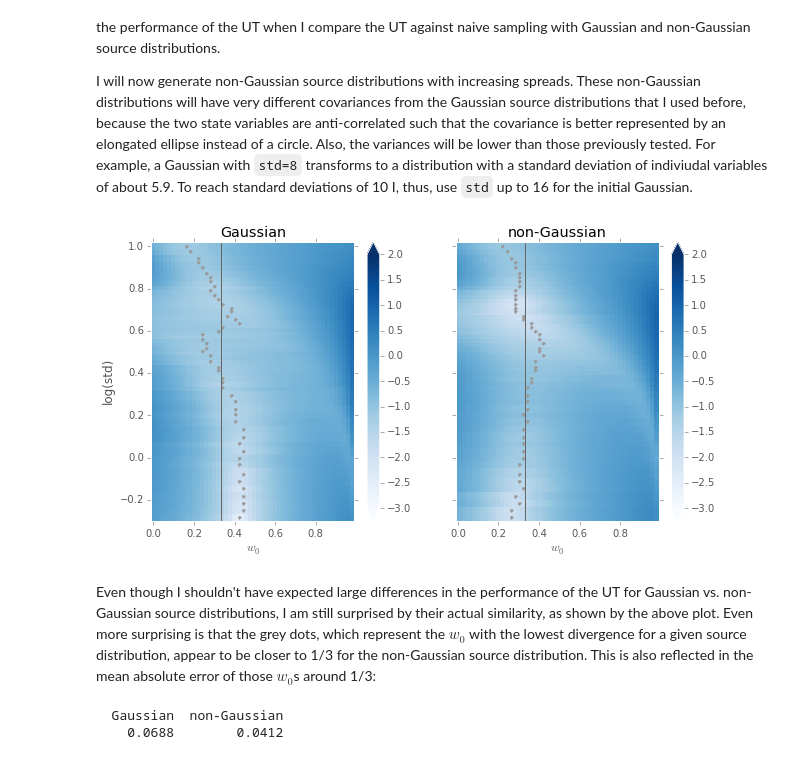
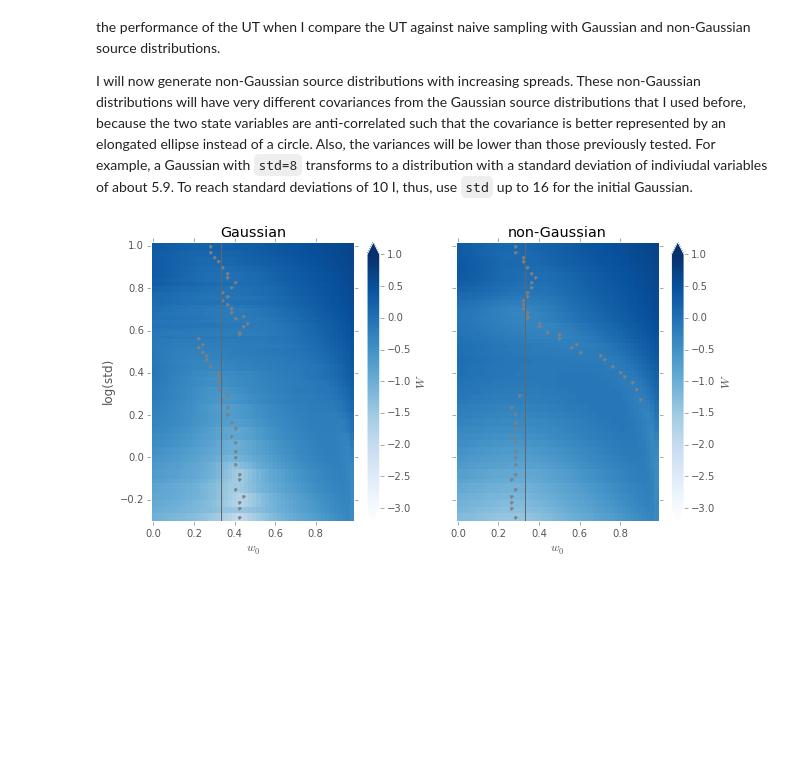
Before and after one commit to sbitzer/UKF-exposed, a Jupyter notebook: UKF.ipynb, the cells around one changed output. Cells and saved outputs as stored; diff of their text form; code cells hidden in the pictures; blank space fills up the shorter version.

```diff
--- a/UKF.ipynb
+++ b/UKF.ipynb
@@ -1545,9 +1523,9 @@ Seeing that the UT is not perfect in higher dimensions, I am now interested in h
 # %%
 # function that estimates the smallest number of samples that gives a desired gamma
-def estimateNsample(mean, cov, trfun, trmean, trcov, KLUT, gamma, nsample=10, nrep=100):
+def estimateNsample(mean, cov, trfun, trmean, trcov, DisUT, gamma, nsample=10, nrep=100):
     gammaest = -np.inf
     while gammaest < gamma or np.isnan(gammaest):
-        KLs = np.zeros(nrep)
+        Dis = np.zeros(nrep)
 
         for rep in range(nrep):
             # for small number of samples it can happen that the
@@ -1558,15 +1536,15 @@ def estimateNsample(mean, cov, trfun, trmean, trcov, KLUT, gamma, nsample=10, nr
                 means, covs, _ = naiveSamplingEstimate(mean, cov, trfun, nsample)
 
                 try:
-                    KLs[rep] = KLGauss(trmean, trcov, means, covs)
+                    Dis[rep] = WassDist(trmean, trcov, means, covs)
                 except linalg.LinAlgError:
                     pass
                 else:
                     singular = False
 
-        gammaest = (KLs < KLUT).sum() / float(nrep)
+        gammaest = (Dis < DisUT).sum() / float(nrep)
 
         nsample += 1
 
-    return nsample - 1, np.mean(KLs)
+    return nsample - 1, np.mean(Dis)
 # %% [markdown]
@@ -1581,26 +1559,26 @@ gamma = 0.9
 uti = 4
 print "UT: " + UTs[uti]._name + '\n'
 
-KLstmp = np.copy(KLs)
+Distmp = np.copy(Dis)
 
 # uncomment this to check the increase of samples for fixed divergence
 # KLstmp[:, uti, :] = np.ones((num, 2))
 
 Nsamples = np.zeros((num, 3))
-KLmeans = np.zeros((num, 2))
+Dismeans = np.zeros((num, 2))
 for ndi, nd in enumerate(nds):
     # set dimensionality of dynamics
     bam.nd = nd
     dynfun = lambda x: x + dt * bam.dynfun(x)
 
-    Nsamples[ndi, 0], KLmeans[ndi, 0] = estimateNsample(Z[ndi], C[ndi], bam.obsfun,
+    Nsamples[ndi, 0], Dismeans[ndi, 0] = estimateNsample(Z[ndi], C[ndi], bam.obsfun,
                                                         meantrueobs[:, ndi],
                                                         covtrueobs[:, :, ndi],
-                                                        KLstmp[ndi, uti, 0],
+                                                        Distmp[ndi, uti, 0],
                                                         gamma, nsample=nd)
-    Nsamples[ndi, 1], KLmeans[ndi, 1] = estimateNsample(Z[ndi], C[ndi], dynfun,
+    Nsamples[ndi, 1], Dismeans[ndi, 1] = estimateNsample(Z[ndi], C[ndi], dynfun,
                                                         meantruedyn[ndi],
-                                                        covtruedyn[ndi], KLstmp[ndi, uti, 1],
+                                                        covtruedyn[ndi], Distmp[ndi, uti, 1],
                                                         gamma, nsample=nd)
     UTs[uti].D = nd
     Nsamples[ndi, 2] = UTs[uti].N
@@ -1608,8 +1586,8 @@ for ndi, nd in enumerate(nds):
 print "estimated number of samples:"
 print pandas.DataFrame(Nsamples, ndlabels, ['obs', 'dyn', 'UT']).to_string()
 
-print "\n" + "corresponding mean KL divergences:"
-print pandas.DataFrame(np.c_[KLmeans[:, 0], KLstmp[:, uti, 0], KLmeans[:, 1], KLstmp[:, uti, 1]],
+print "\n" + "corresponding mean Wasserstein distances:"
+print pandas.DataFrame(np.c_[Dismeans[:, 0], Distmp[:, uti, 0], Dismeans[:, 1], Distmp[:, uti, 1]],
                        ndlabels, ['obs', 'UT obs', 'dyn', 'UT dyn']).to_string()
 # %% [output]
 test point: stable fixed point
@@ -1693,7 +1669,7 @@ nut = W0.size
 stds = np.logspace(-1, 1, 50)
 num = stds.size
 
-KLs = np.zeros((num, nut, 2))
+Dis = np.zeros((num, nut, 2))
 for stdi, std in enumerate(stds):
     # set spread of source distribution
     C = std**2 * np.eye(nd)
@@ -1710,11 +1686,11 @@ for stdi, std in enumerate(stds):
     for w0i, w0 in enumerate(W0):
         ut_mean.w0 = w0
         meanUT, covUT = ut_mean.performUT(Z, C, bam.obsfun)
-        KLs[stdi, w0i, 0] = KLGauss(meantrue[:, 0], covtrue[:, :, 0], meanUT, covUT)
+        Dis[stdi, w0i, 0] = WassDist(meantrue[:, 0], covtrue[:, :, 0], meanUT, covUT)
 
         meanUT, covUT = ut_mean.performUT(Z, C, dynfun)
-        KLs[stdi, w0i, 1] = KLGauss(meantrue[:, 1], covtrue[:, :, 1], meanUT, covUT)
+        Dis[stdi, w0i, 1] = WassDist(meantrue[:, 1], covtrue[:, :, 1], meanUT, covUT)
 
-ax = aux.plotKLcontours(W0, np.log10(stds), KLs, titles=funlabels)
+ax = aux.plotKLcontours(W0, np.log10(stds), Dis, titles=funlabels)
 # %% [output]
 test point: stable fixed point
@@ -1823,47 +1795,38 @@ num = stds.size
 
 # dimensions: stds, w0, dist
 stdstr = np.zeros(num)
-KLs = np.zeros((num, nut, 2))
+Dis = np.zeros((num, nut, 2))
 for stdi, std in enumerate(stds):
     # set spread of initial source distribution
     C = std**2 * np.eye(nd)
 
     # get non-Gaussian source distribution
     meantrue = np.zeros((nd, 2))
     covtrue = np.zeros((nd, nd, 2))
     Strue = np.zeros((nd, nsample, 2))
     mean0, cov0, S0 = naiveSamplingEstimate(Z, C, dynfun, nsample)
 
     stdstr[stdi] = np.sqrt(cov0[0, 0])
 
     # transform by assuming Gaussian source with corresponding mean and cov
     meantrue[:, 0], covtrue[:, :, 0], Strue[:, :, 0] = \
         naiveSamplingEstimate(mean0, cov0, dynfun, nsample)
 
     # transform true non-Gaussian distribution
     meantrue[:, 1], covtrue[:, :, 1], Strue[:, :, 1] = \
         naiveSamplingEstimate(S0, None, dynfun)
 
     for w0i, w0 in enumerate(W0):
         # use UT to approximate double transformed distribution
         ut_mean.w0 = w0
         meanUT, covUT = ut_mean.performUT(mean0, cov0, dynfun)
 
         # compute KL for Gaussian source
-        KLs[stdi, w0i, 0] = KLGauss(meantrue[:, 0], covtrue[:, :, 0], meanUT, covUT)
+        Dis[stdi, w0i, 0] = WassDist(meantrue[:, 0], covtrue[:, :, 0], meanUT, covUT)
 
         # compute KL for non-Gaussian source with same mean and cov
-        KLs[stdi, w0i, 1] = KLGauss(meantrue[:, 1], covtrue[:, :, 1], meanUT, covUT)
+        Dis[stdi, w0i, 1] = WassDist(meantrue[:, 1], covtrue[:, :, 1], meanUT, covUT)
 
-ax = aux.plotKLcontours(W0, np.log10(stdstr), KLs, titles=['Gaussian', 'non-Gaussian'])
+ax = aux.plotKLcontours(W0, np.log10(stdstr), Dis, titles=['Gaussian', 'non-Gaussian'])
 # %% [output]
-[figure, old version]
+[figure, new version]
-# %% [markdown]
-Even though I shouldn't have expected large differences in the performance of the UT for Gaussian vs. non-Gaussian source distributions, I am still surprised by their actual similarity, as shown by the above plot. Even more surprising is that the grey dots, which represent the $w_0$ with the lowest divergence for a given source distribution, appear to be closer to 1/3 for the non-Gaussian source distribution. This is also reflected in the mean absolute error of those $w_0$s around 1/3:
-# %%
-MAE = lambda x, m: np.mean(np.abs(x-m), axis=0)
-print pandas.DataFrame(MAE(W0[KLs.argmin(axis=1)], 1/3.0)[None, :],
-                       [''], ['Gaussian', 'non-Gaussian']).to_string()
-# %% [output]
-  Gaussian  non-Gaussian
-    0.0688        0.0412
```
Also changed, not shown: parts of 56 cells of this notebook, 1 other file.
